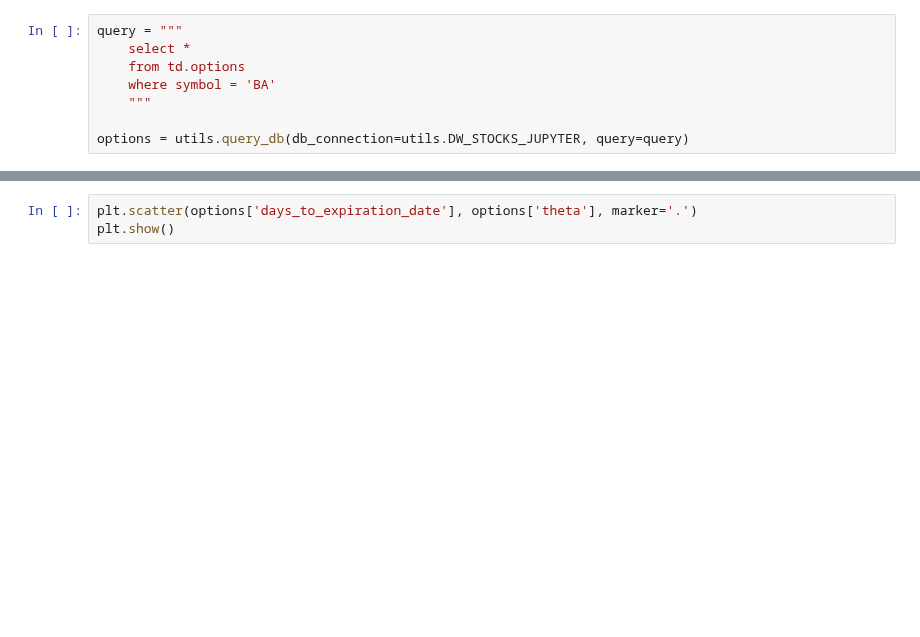
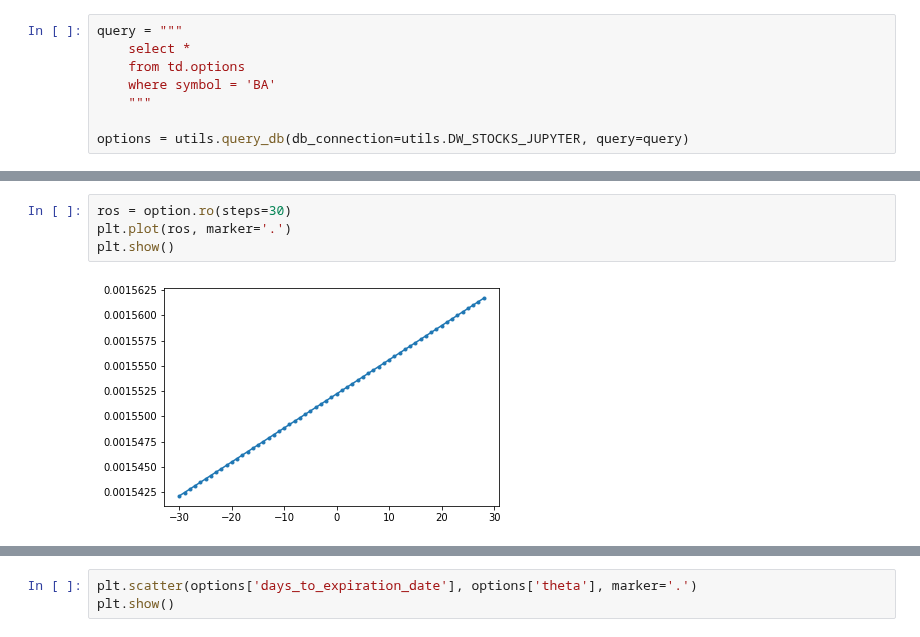
Before and after one commit to rbetzler/fun-times-in-python, a Jupyter notebook: scripts/data_science/data_explorer.ipynb, the cells around one changed output, grey strips where cells are left out. Cells and saved outputs as stored; diff of their text form; blank space fills up the shorter version.

```diff
--- a/scripts/data_science/data_explorer.ipynb
+++ b/scripts/data_science/data_explorer.ipynb
@@ -119,0 +105,6 @@ TypeError: append() takes exactly one argument (2 given)
+# %%
+ros = option.ro(steps=30)
+plt.plot(ros, marker='.')
+plt.show()
+# %% [output]
+[figure, added]
```
Also changed, not shown: parts of 11 cells of this notebook, 16 other files.
